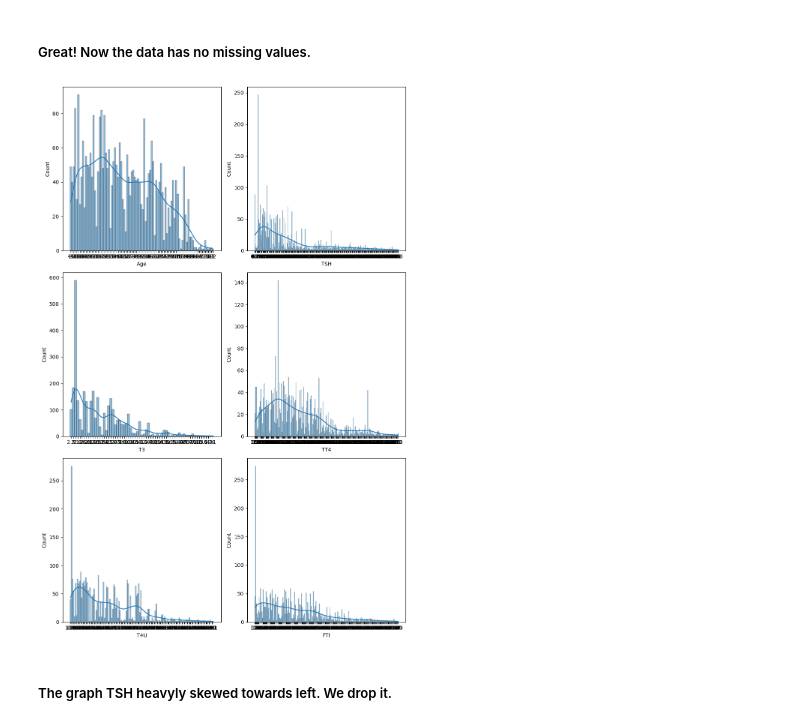
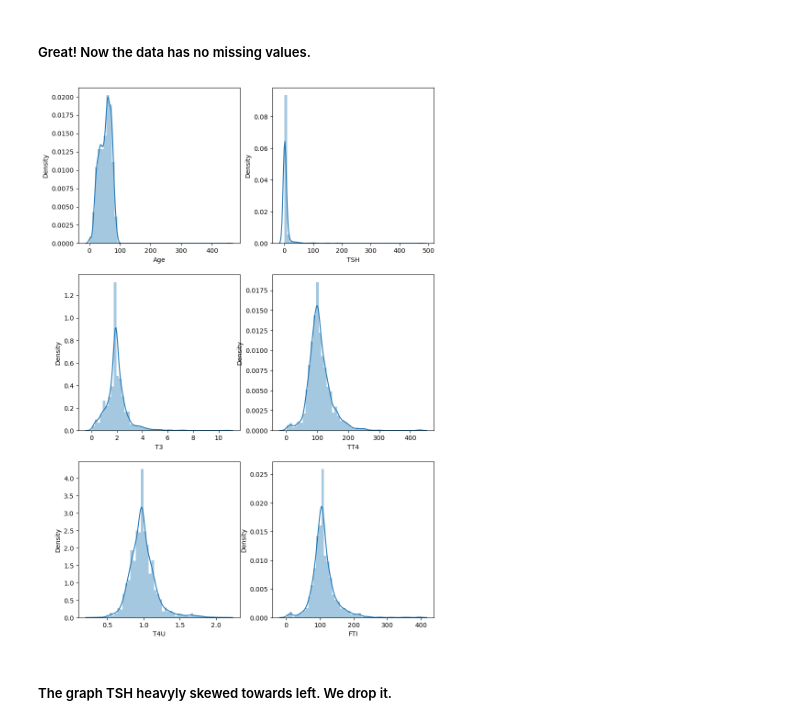
Before and after one commit to kv-harinath/Thyroid-detection, a Jupyter notebook: Thyroid Detection.ipynb, the cells around one changed output. Saved outputs shown, nothing was run; the diff lists cells and outputs as text; code cells hidden in the pictures.

```diff
--- a/Thyroid Detection.ipynb
+++ b/Thyroid Detection.ipynb
@@ -251,32 +264,19 @@ dtype: int64
 ##### Great! Now the data has no missing values.
 # %%
 ## Let's check the distribution for our continuous data in the dataset.
-import matplotlib.pyplot as plt
-import seaborn as sns
-import pandas as pd
+columns = ['Age','TSH','T3','TT4','T4U','FTI']
 
-# Load your data
-dir = r"C:\Users\harin\Downloads\thyroid_data.csv"
-data = pd.read_csv(dir)
-
-# Assuming final_df is the preprocessed DataFrame
-final_df = data.copy()  # Replace with your actual DataFrame variable if different
-
-columns = ['Age', 'TSH', 'T3', 'TT4', 'T4U', 'FTI']
-
-plt.figure(figsize=(10, 15), facecolor='white')
+plt.figure(figsize=(10,15),facecolor='white')
 plotnumber = 1
 
 for column in columns:
-    ax = plt.subplot(3, 2, plotnumber)
-    sns.histplot(final_df[column], kde=True)
-    plt.xlabel(column, fontsize=10)
-    plotnumber += 1
-
-plt.tight_layout()
+    ax = plt.subplot(3,2,plotnumber)
+    sns.distplot(final_df[column])
+    plt.xlabel(column,fontsize=10)
+    plotnumber+=1
 plt.show()
 # %% [output]
-[figure, old version]
+[figure, new version]
 # %% [markdown]
 ##### The graph TSH heavyly skewed towards left. We drop it.
 # %%
```
Also changed, not shown: parts of 20 cells of this notebook.
